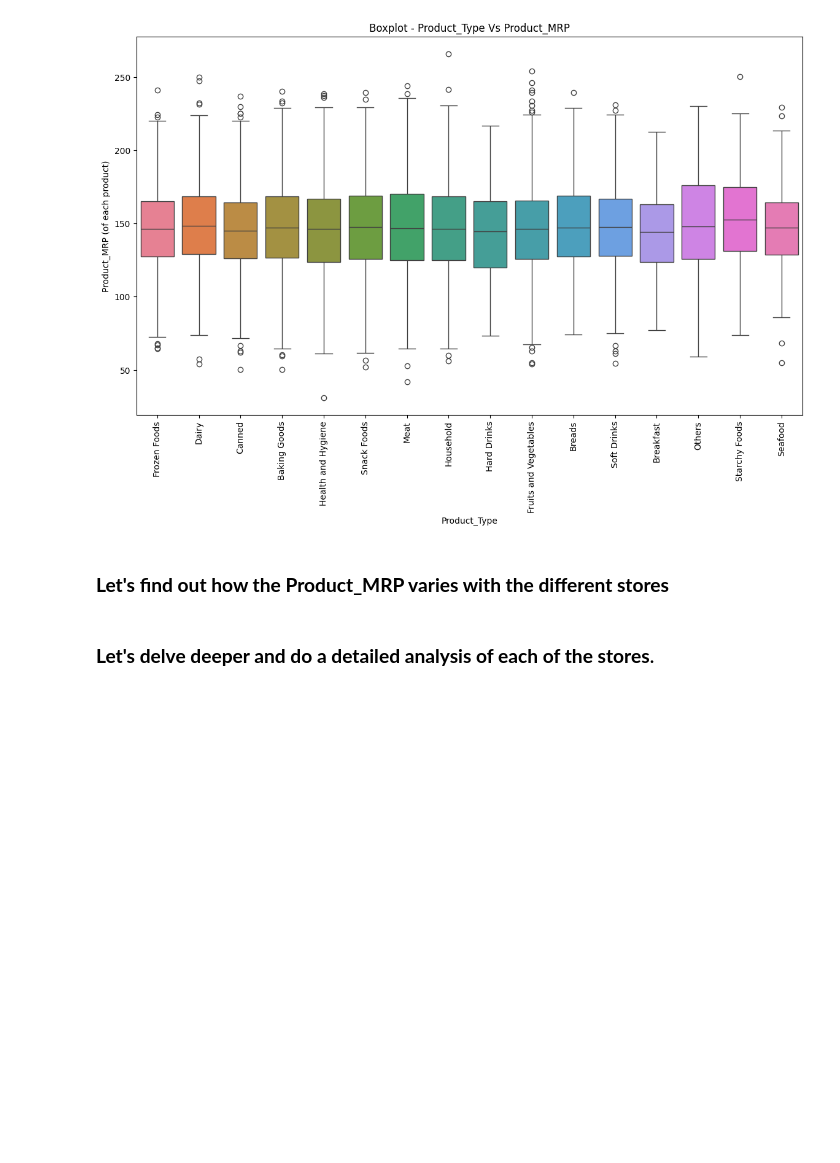
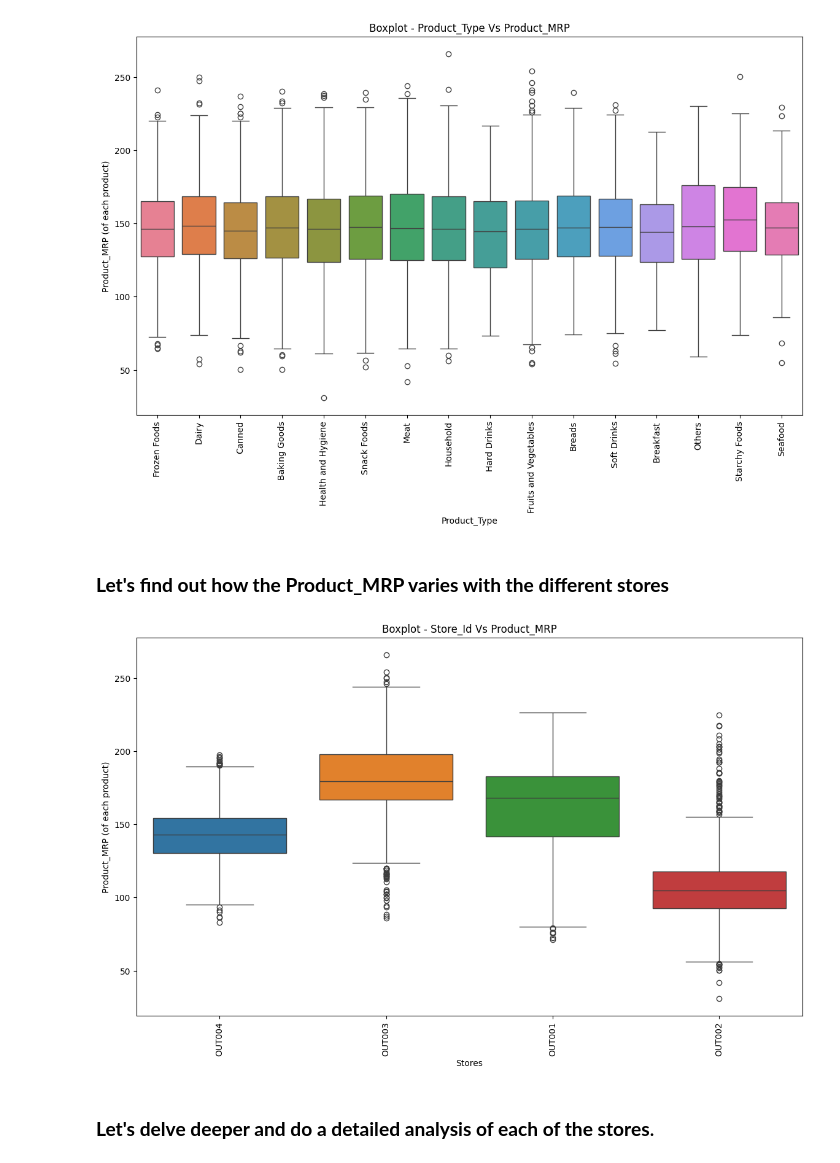
Before and after one commit to Mark5484/sales-forecast-lowcode, a Jupyter notebook: Low_Code_SuperKart_Model_Deployment.ipynb, the cells around one changed output. Saved outputs shown, nothing was run; the diff lists cells and outputs as text; code cells hidden in the pictures; blank space fills up the shorter version.

```diff
--- a/Low_Code_SuperKart_Model_Deployment.ipynb
+++ b/Low_Code_SuperKart_Model_Deployment.ipynb
@@ -582,12 +580,14 @@ plt.show()
 ### **Let's find out how the Product_MRP varies with the different stores**
 # %%
 plt.figure(figsize=[14, 8])
-sns.boxplot(data = data, x = "_____", y = "_____", hue = "_____") #Complete the code to plot the boxplot with x as Store_Id , y as Product_MRP and hue as Store_Id
+sns.boxplot(data = data, x = "Store_Id", y = "Product_MRP", hue = "Store_Id") #Complete the code to plot the boxplot with x as Store_Id , y as Product_MRP and hue as Store_Id
 plt.xticks(rotation=90)
 plt.title("Boxplot - Store_Id Vs Product_MRP")
 plt.xlabel("Stores")
 plt.ylabel("Product_MRP (of each product)")
 plt.show()
+# %% [output]
+[figure, added]
 # %% [markdown]
 ### **Let's delve deeper and do a detailed analysis of each of the stores**.
 # %% [markdown]
```
Also changed, not shown: parts of 6 cells of this notebook.
